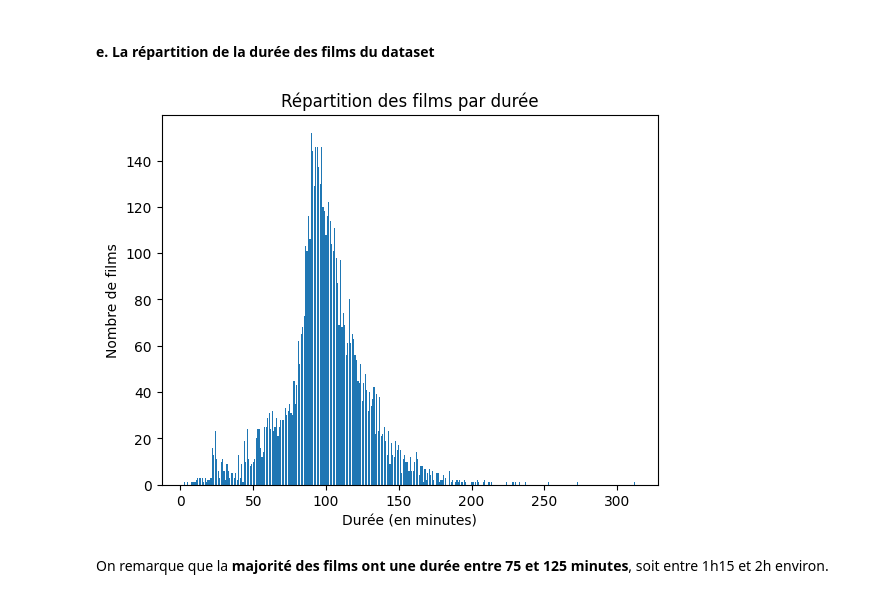
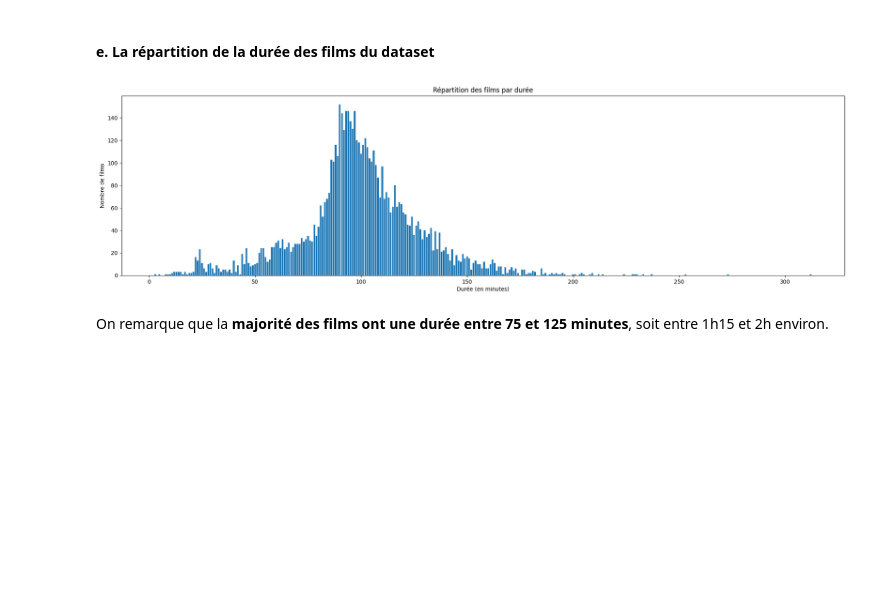
Before and after one commit to leo-carrey/Netflix-Insights, a Jupyter notebook: Netflix Data Analysis.ipynb, the cells around one changed output. Saved outputs shown, nothing was run; the diff lists cells and outputs as text; code cells hidden in the pictures; blank space fills up the shorter version.

```diff
--- a/Netflix Data Analysis.ipynb
+++ b/Netflix Data Analysis.ipynb
@@ -751,15 +781,16 @@ Donc **une grande majorité du contenu de Netflix est violent,grossier ou inadap
 # %%
 # On récupère les durées des films
 movie_durations = df_movies["duration"].value_counts()
 
 # On affiche
+plt.figure(figsize=(24,6))
 plt.bar(movie_durations.index, movie_durations)
 plt.xlabel("Durée (en minutes)")
 plt.ylabel("Nombre de films")
 plt.title("Répartition des films par durée")
 plt.show()
 # %% [output]
-[figure, old version]
+[figure, new version]
 # %% [markdown]
 On remarque que la **majorité des films ont une durée entre 75 et 125 minutes**, soit entre 1h15 et 2h environ.
 # %% [markdown]
```
Also changed, not shown: parts of 22 cells of this notebook.
